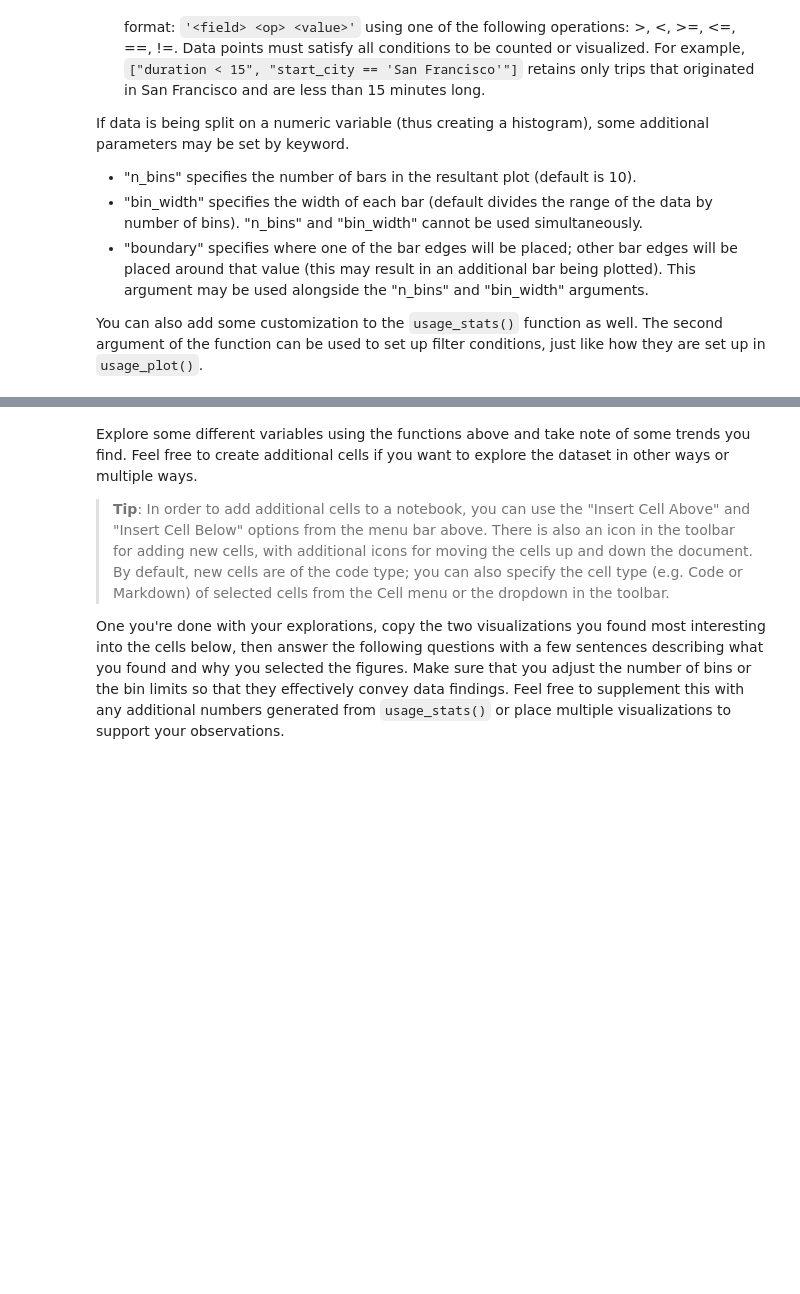
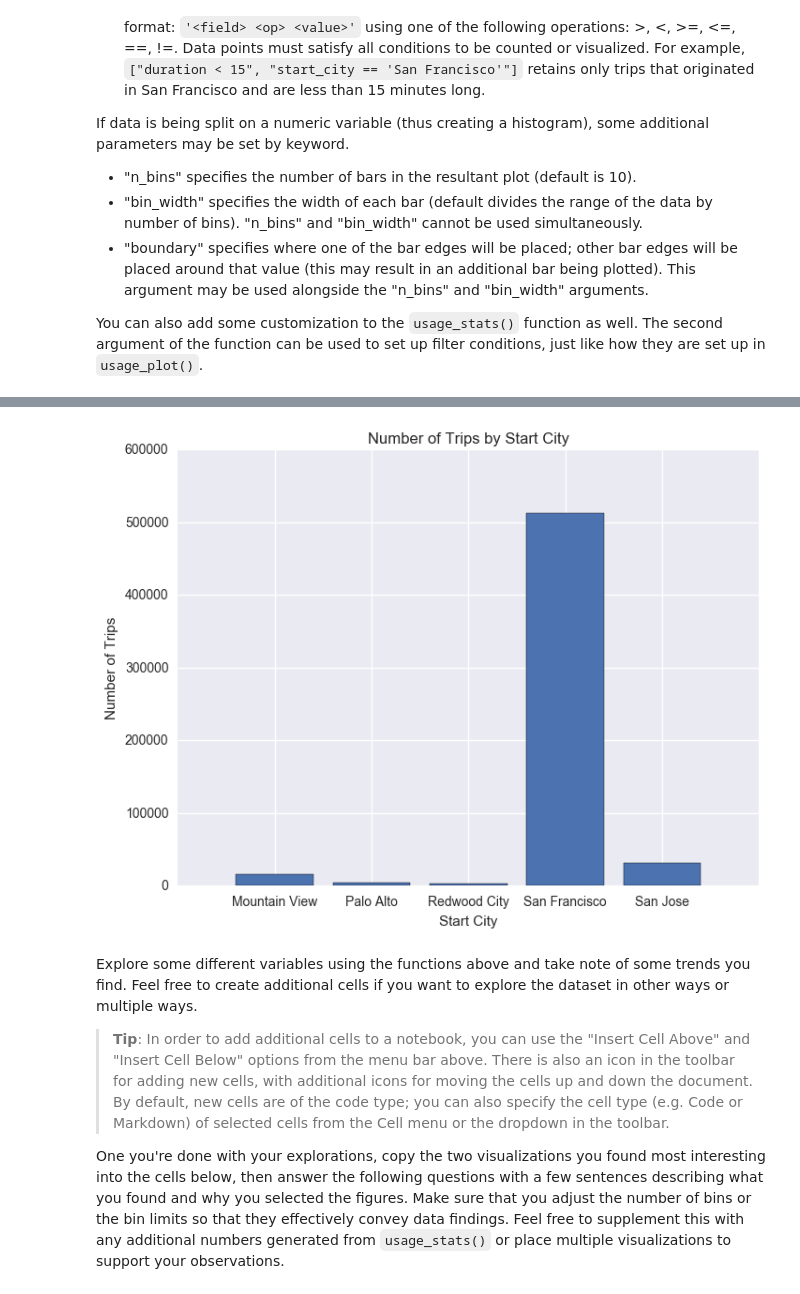
Before and after one commit to CMobley7/Data_Analyst_Nanodegree, a Jupyter notebook: Project 0 - Analyze Bay Area Bike Share Data/Bay_Area_Bike_Share_Analysis.ipynb, the cells around one changed output, grey strips where cells are left out. Cells and saved outputs as stored; diff of their text form; code cells hidden in the pictures; blank space fills up the shorter version.

```diff
--- a/Project 0 - Analyze Bay Area Bike Share Data/Bay_Area_Bike_Share_Analysis.ipynb
+++ b/Project 0 - Analyze Bay Area Bike Share Data/Bay_Area_Bike_Share_Analysis.ipynb
@@ -277,5 +316,7 @@ usage_stats(trip_data)
 # %%
-usage_plot(trip_data)
+usage_plot(trip_data, 'start_city', ["subscription_type == 'Subscriber'"])
+# %% [output]
+[figure, added]
 # %% [markdown]
 Explore some different variables using the functions above and take note of some trends you find. Feel free to create additional cells if you want to explore the dataset in other ways or multiple ways.
 
```
Also changed, not shown: parts of 20 cells of this notebook, 3 other files.
